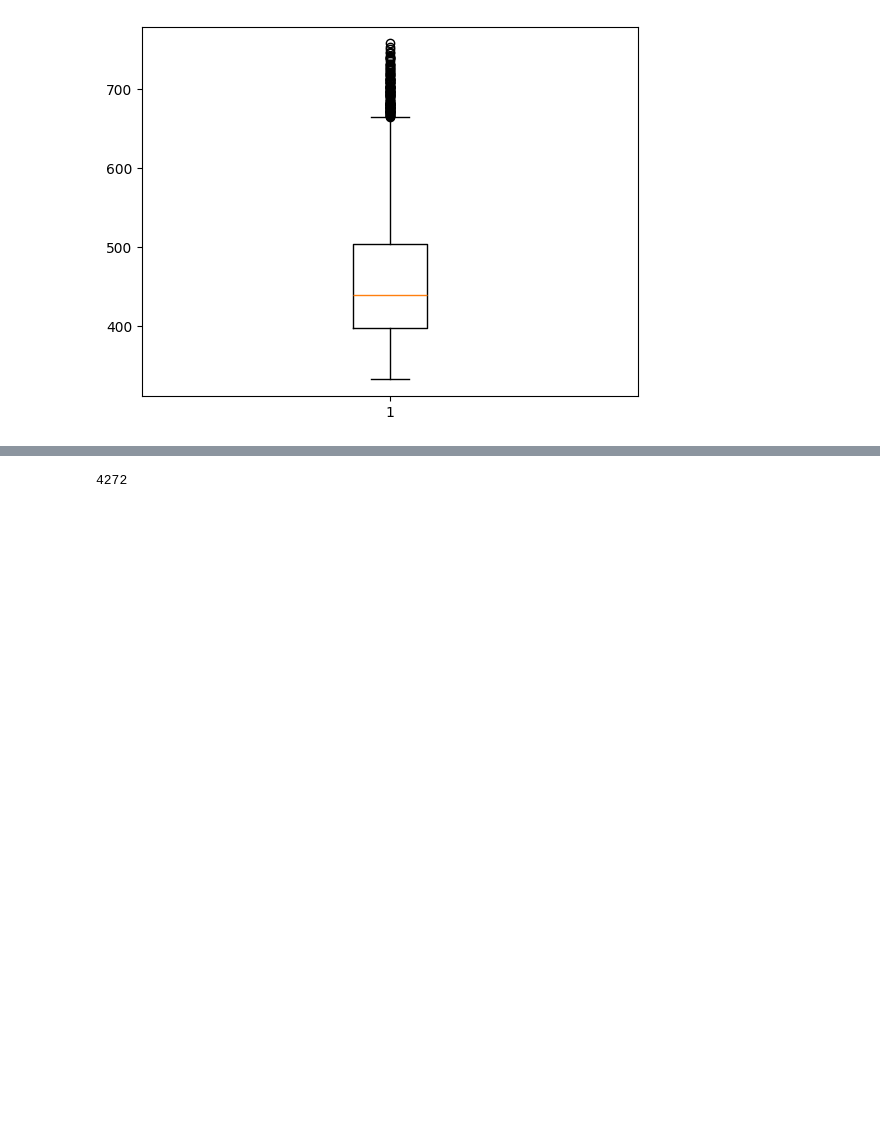
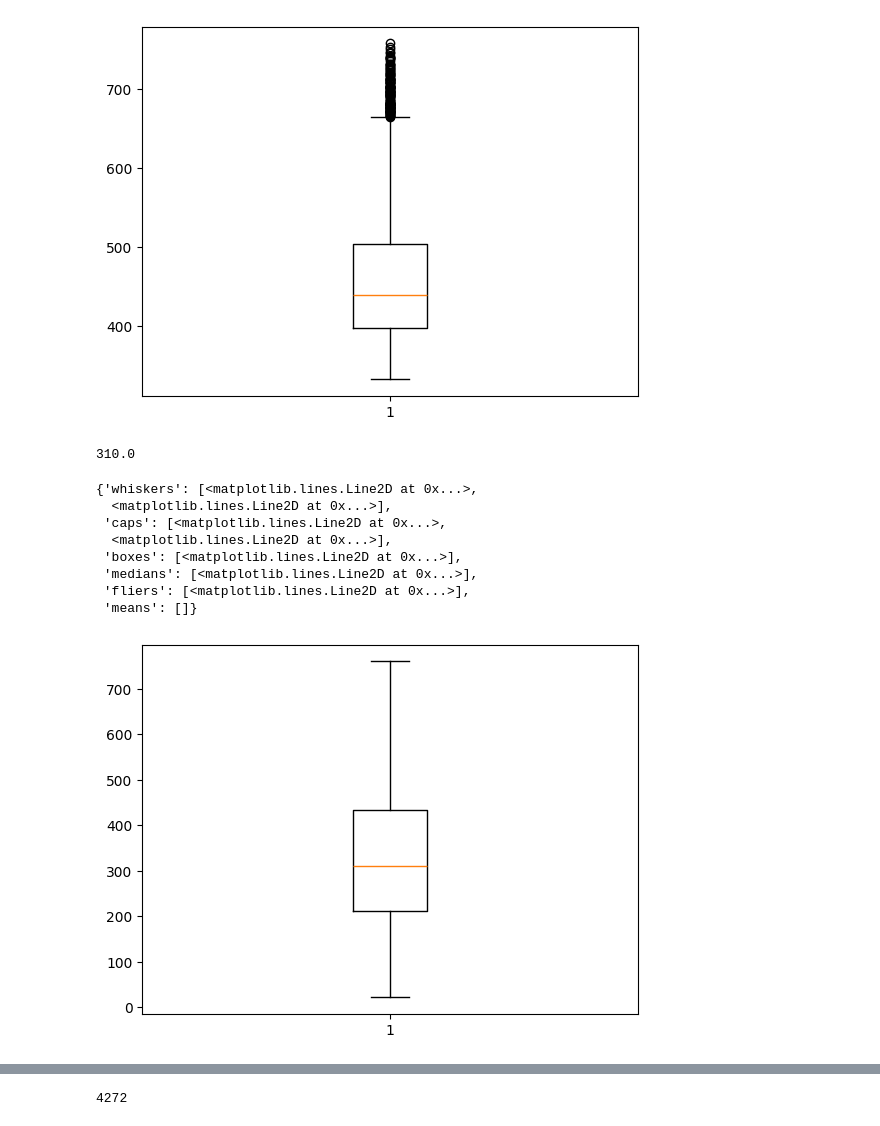
Before and after one commit to Innoviox/CoNQuiStAdoRES, a Jupyter notebook: diffcompress.ipynb, the cells around one changed output, grey strips where cells are left out. Saved outputs shown, nothing was run; the diff lists cells and outputs as text; code cells hidden in the pictures; blank space fills up the shorter version.

```diff
--- a/diffcompress.ipynb
+++ b/diffcompress.ipynb
@@ -86,3 +262,18 @@ plt.boxplot(x)
  'fliers': [<matplotlib.lines.Line2D at 0x...>],
  'means': []}
 [figure]
+# %%
+x = [np.count_nonzero(i) for i in cells]
+print(np.quantile(x, 0.50))
+plt.boxplot(x)
+# %% [output]
+310.0
+{'whiskers': [<matplotlib.lines.Line2D at 0x...>,
+  <matplotlib.lines.Line2D at 0x...>],
+ 'caps': [<matplotlib.lines.Line2D at 0x...>,
+  <matplotlib.lines.Line2D at 0x...>],
+ 'boxes': [<matplotlib.lines.Line2D at 0x...>],
+ 'medians': [<matplotlib.lines.Line2D at 0x...>],
+ 'fliers': [<matplotlib.lines.Line2D at 0x...>],
+ 'means': []}
+[figure, added]
```
Also changed, not shown: parts of 32 cells of this notebook, 5 other files.
